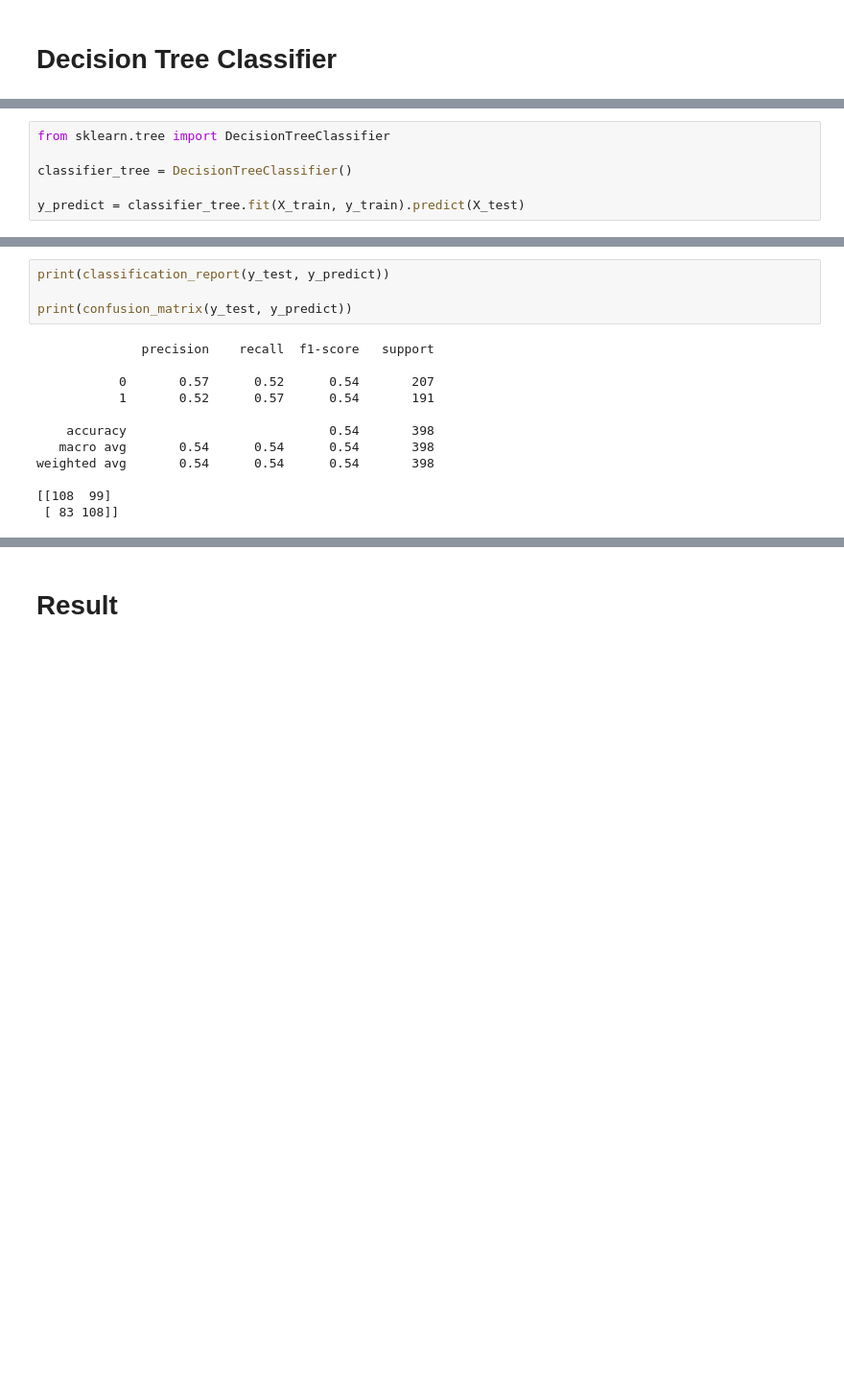
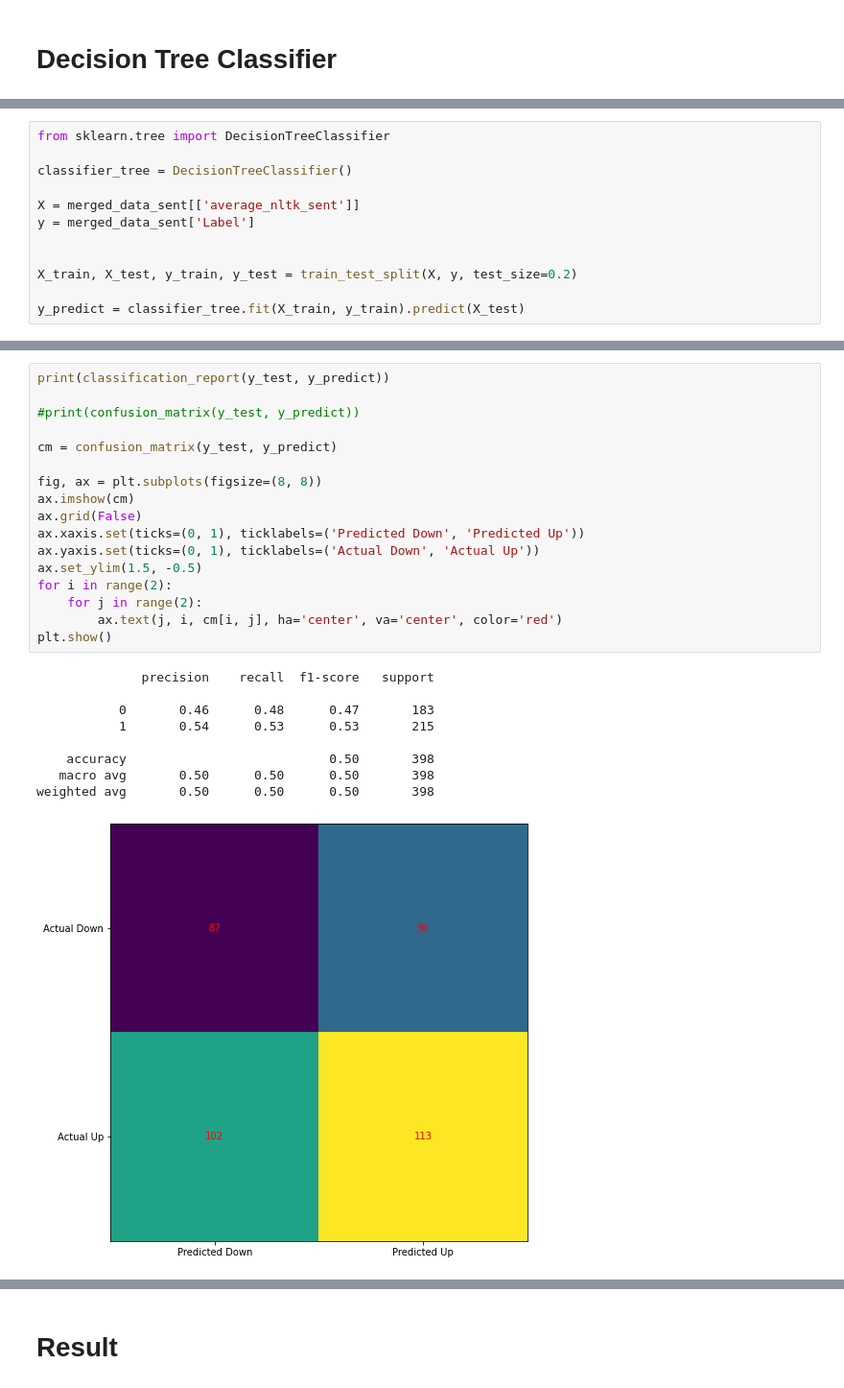
Before and after one commit to yuanfengli168/IMT575_DS, a Jupyter notebook: GroupAssignmentDraft.ipynb, the cells around one changed output, grey strips where cells are left out. Shown: that part at 96% size. Drawn from its saved outputs; the diff is of its cells as text; blank space fills up the shorter version.

```diff
--- a/GroupAssignmentDraft.ipynb
+++ b/GroupAssignmentDraft.ipynb
@@ -777,6 +893,12 @@ from sklearn.tree import DecisionTreeClassifier
 
 classifier_tree = DecisionTreeClassifier()
 
+X = merged_data_sent[['average_nltk_sent']]
+y = merged_data_sent['Label']
+
+
+X_train, X_test, y_train, y_test = train_test_split(X, y, test_size=0.2)
+
 y_predict = classifier_tree.fit(X_train, y_train).predict(X_test)
 # %%
 y_predict
@@ -803,16 +925,27 @@ array([0, 0, 1, 0, 0, 0, 1, 1, 0, 0, 0, 1, 1, 1, 0, 0, 1, 1, 1, 1, 1, 1,
-# %%
-print(classification_report(y_test, y_predict))
-
-print(confusion_matrix(y_test, y_predict))
-# %% [output]
-              precision    recall  f1-score   support
-
-           0       0.57      0.52      0.54       207
-           1       0.52      0.57      0.54       191
-
-    accuracy                           0.54       398
-   macro avg       0.54      0.54      0.54       398
-weighted avg       0.54      0.54      0.54       398
-
-[[108  99]
- [ 83 108]]
+# %%
+print(classification_report(y_test, y_predict))
+
+#print(confusion_matrix(y_test, y_predict))
+
+cm = confusion_matrix(y_test, y_predict)
+
+fig, ax = plt.subplots(figsize=(8, 8))
+ax.imshow(cm)
+ax.grid(False)
+ax.xaxis.set(ticks=(0, 1), ticklabels=('Predicted Down', 'Predicted Up'))
+ax.yaxis.set(ticks=(0, 1), ticklabels=('Actual Down', 'Actual Up'))
+ax.set_ylim(1.5, -0.5)
+for i in range(2):
+    for j in range(2):
+        ax.text(j, i, cm[i, j], ha='center', va='center', color='red')
+plt.show()
+# %% [output]
+              precision    recall  f1-score   support
+
+           0       0.46      0.48      0.47       183
+           1       0.54      0.53      0.53       215
+
+    accuracy                           0.50       398
+   macro avg       0.50      0.50      0.50       398
+weighted avg       0.50      0.50      0.50       398
+[figure, added]
```
Also changed, not shown: parts of 17 cells of this notebook.
